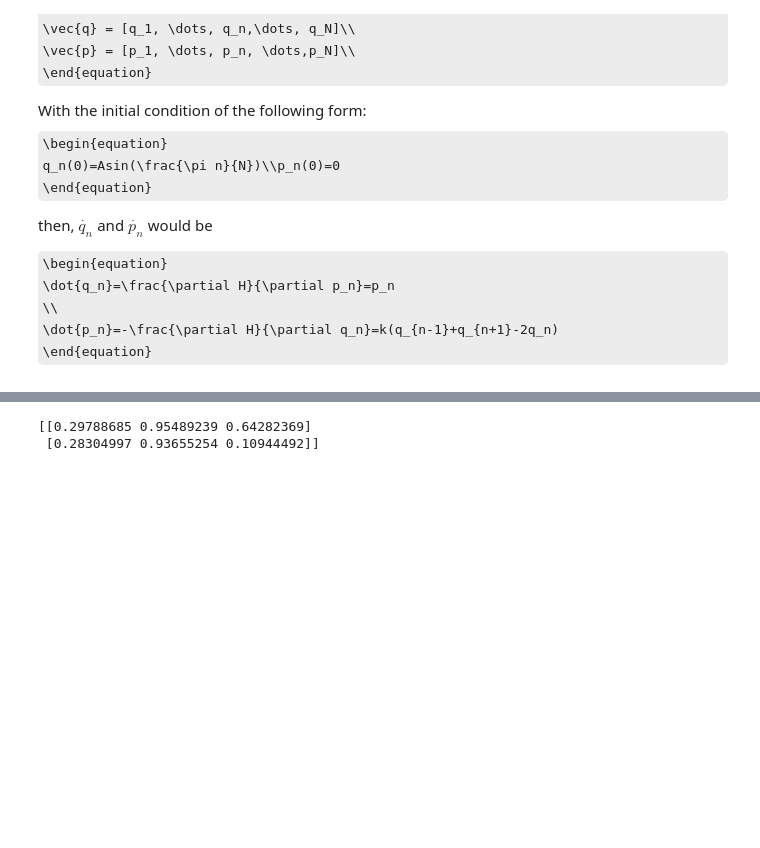
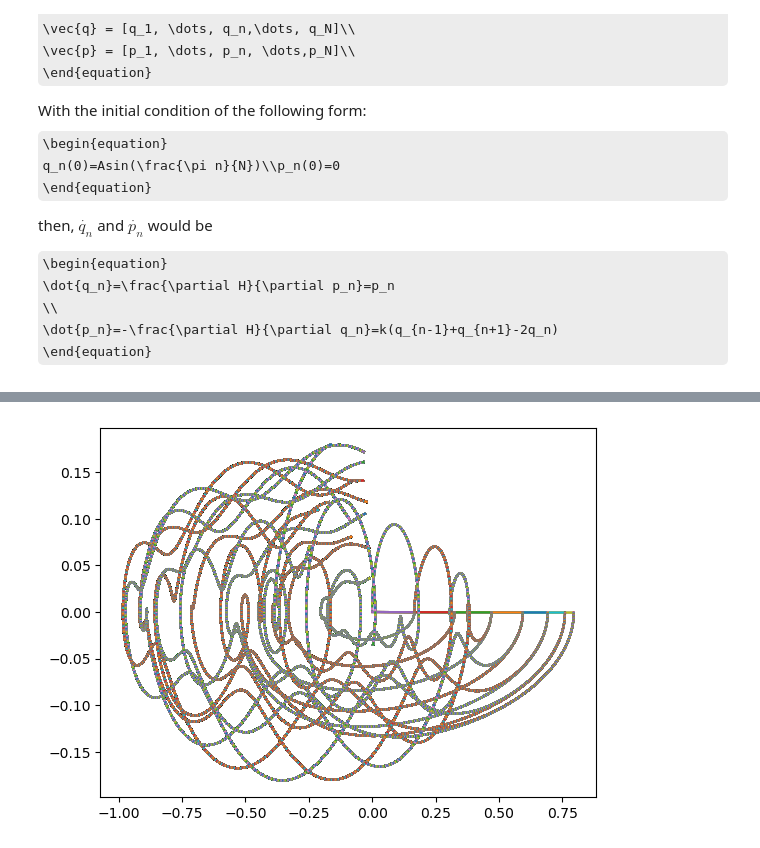
Before and after one commit to GeorgeGuannan/Project_2_FPUT, a Jupyter notebook: FPUT.ipynb, the cells around one changed output, grey strips where cells are left out. Drawn from its saved outputs; the diff is of its cells as text; code cells hidden in the pictures; some formulas as TeX source; blank space fills up the shorter version.

```diff
--- a/FPUT.ipynb
+++ b/FPUT.ipynb
@@ -30,20 +30,16 @@ then, $\dot{q_n}$ and $\dot{p_n}$ would be
 import numpy as np
 import matplotlib.pyplot as plt
 
-# Initializing position/ momentum grid/ spring constant
-## Assumes that len(p)=len(q)>=3
+## Initial variables
+# Assumes that len(p)=len(q)>=3
 
+M = 16 # total number of oscillators
+k = 0.6 # spring constant
+A = 0.8 # amplitude
+q = A*np.sin(np.linspace(0,np.pi,M)) # oscillator position
+p = np.zeros(M) # oscillator momentum
 
-M = 8 # total number of oscillators
-k = 0.3 # spring constant
-A = 0.5 # amplitude
-q = A*np.sin(np.linspace(0,np.pi,M)) # oscillators' corresponding position
-p = np.zeros(M)
-
-# Initializing p_dot and q_dot at time t=0
-q_dot = p
-p_dot_0 = np.zeros(M)
-
+## p_dot_update calculates p_dot at one time step
 def p_dot_update(p_dot, q):
     for i in range(M):
         if i==0:
@@ -53,11 +49,5 @@ def p_dot_update(p_dot, q):
         else:
             p_dot[i]=k*(-2*q[i]+q[i-1]+q[i+1])
     return p_dot
-
-# p_dot = p_dot_update(p_dot_0,q)
-
-# plt.plot(p,'g',label='momentum at t=0')
-# plt.plot(p_dot,'r',label='momentum derivative at t=0')
-# plt.legend()
 # %%
 ## Using Euler Method to integrate qdot and pdot
@@ -115,5 +89,10 @@ plt.figure()
 <Figure size 640x480 with 0 Axes>
 # %%
+# Phase diagram
+
+for t in range(q_matrix.shape[0]):
+    plt.plot(q_matrix[t:],p_matrix[t:])
+
+plt.show()
 # %% [output]
-[[0.29788685 0.95489239 0.64282369]
- [0.28304997 0.93655254 0.10944492]]
+[figure, added]
```
Also changed, not shown: parts of 1 cell of this notebook.
